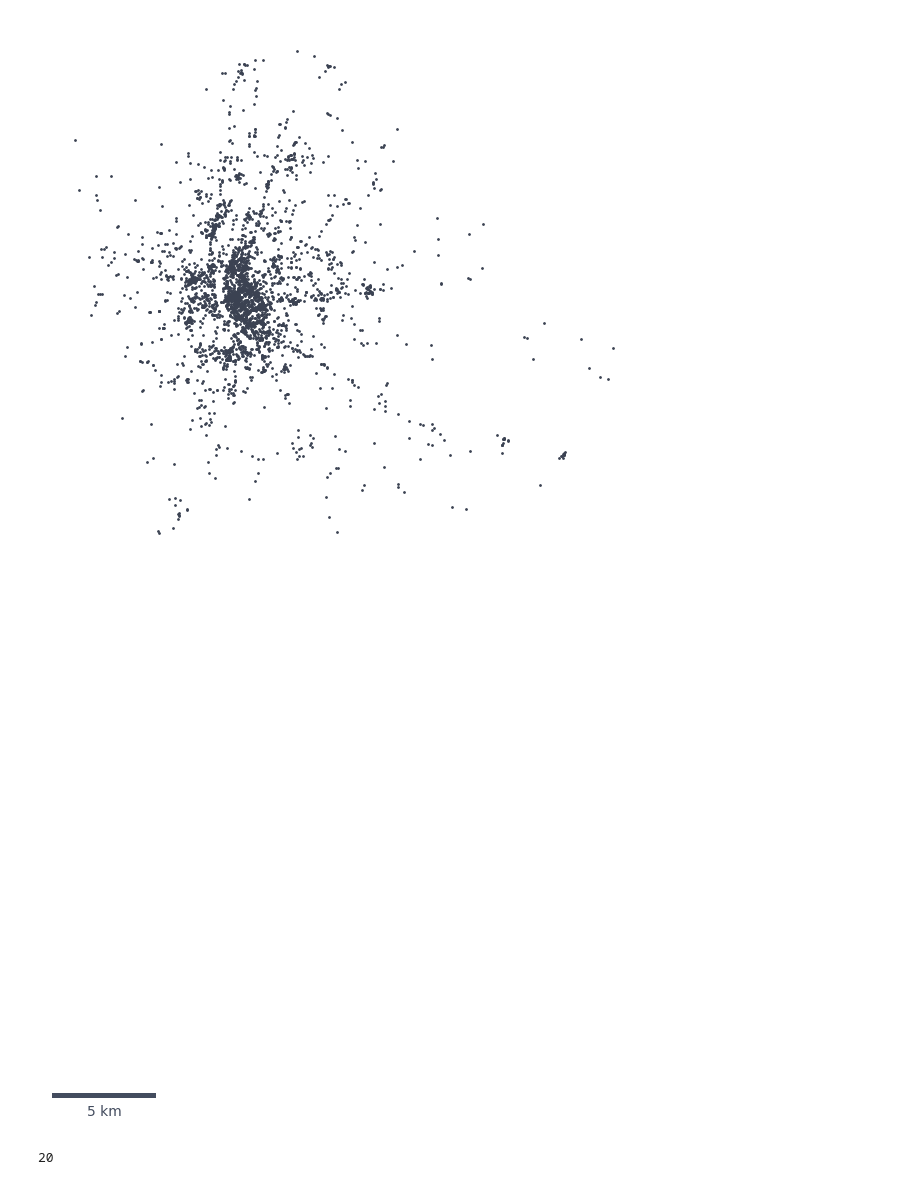
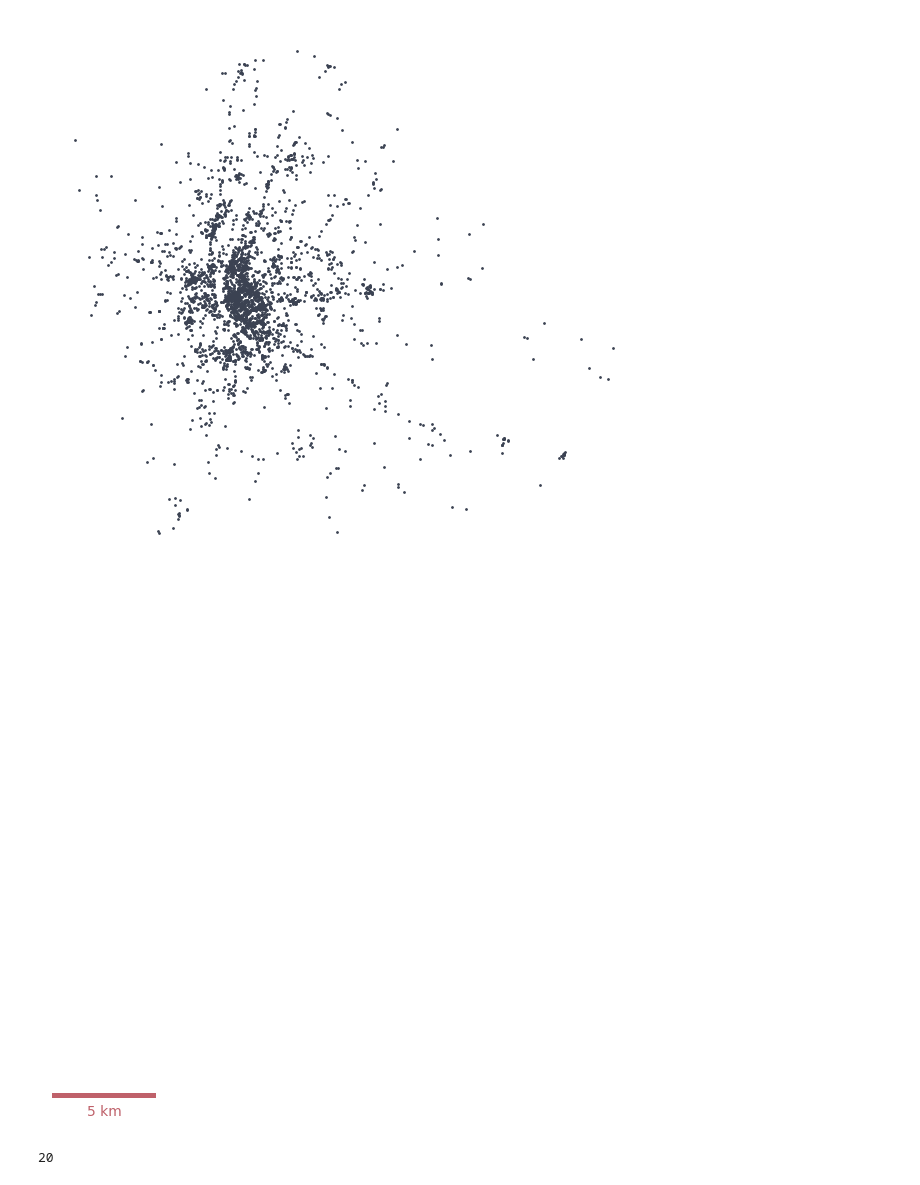
Before and after one commit to pintergreg/geolocating_cities_using_human_activity_traces, a Jupyter notebook: src/budapest_blind.ipynb, the cells around one changed output. Drawn from its saved outputs; the diff is of its cells as text; code cells hidden in the pictures.

Commit message:
Add budapest blind figures GH-11

```diff
--- a/src/budapest_blind.ipynb
+++ b/src/budapest_blind.ipynb
@@ -45,18 +45,21 @@ for i in ["png", "svg"]:
 full_limits = {"x": ax.get_xlim(), "y": ax.get_ylim()}
 # %% [output]
 [figure]
+# %%
+SCALEBAR_COLOR = "#434c5e"
+SCALEBAR_COLOR = "#bf616a"
 # %%
 fig, ax = plt.subplots(layout="constrained", figsize=(6, 6))
 ax.set_aspect(1)
 ax.margins(0.05)
 ax.axis("off")
 ax.set_xlim(full_limits["x"])
 ax.set_ylim(full_limits["y"])
-ax.add_artist(ScaleBar(1, units="m", location="lower left", box_alpha=0, color="#434c5e"))
+ax.add_artist(ScaleBar(1, units="m", location="lower left", box_alpha=0, color=SCALEBAR_COLOR))
 for i in ["png", "svg"]:
     fig.savefig(f"../figures/bud_empty.{i}", facecolor="none", dpi=300, metadata=metadata[i])
 # %% [output]
-[figure, old version]
+[figure, new version]
 # %%
 p = Point(19.0575, 47.5045)
 circle_gps = gpd.GeoDataFrame(geometry=[p], crs=4326).to_crs(23700).buffer(100).to_crs(4326).geometry[0]
```
Also changed, not shown: parts of 7 cells of this notebook, 20 other files.
